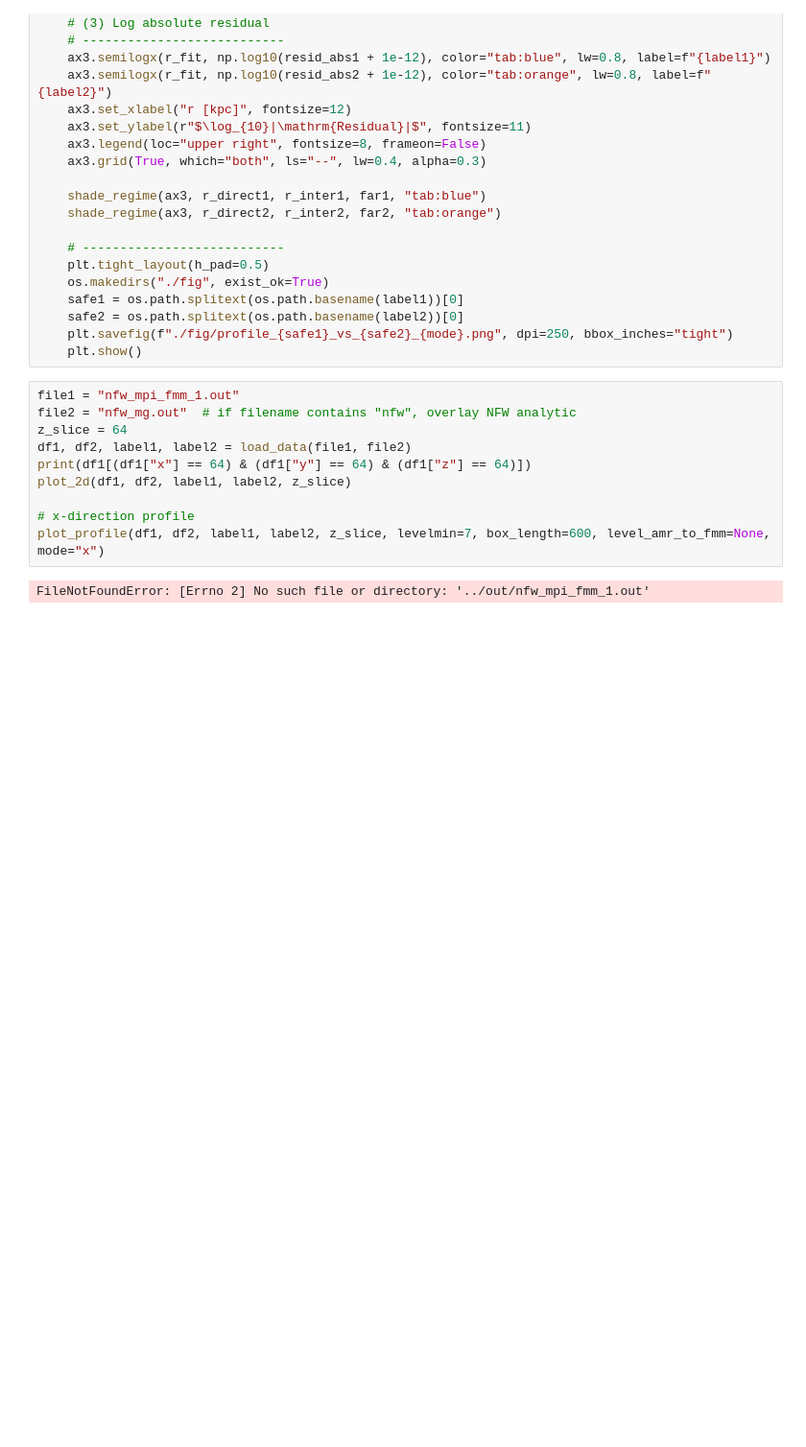
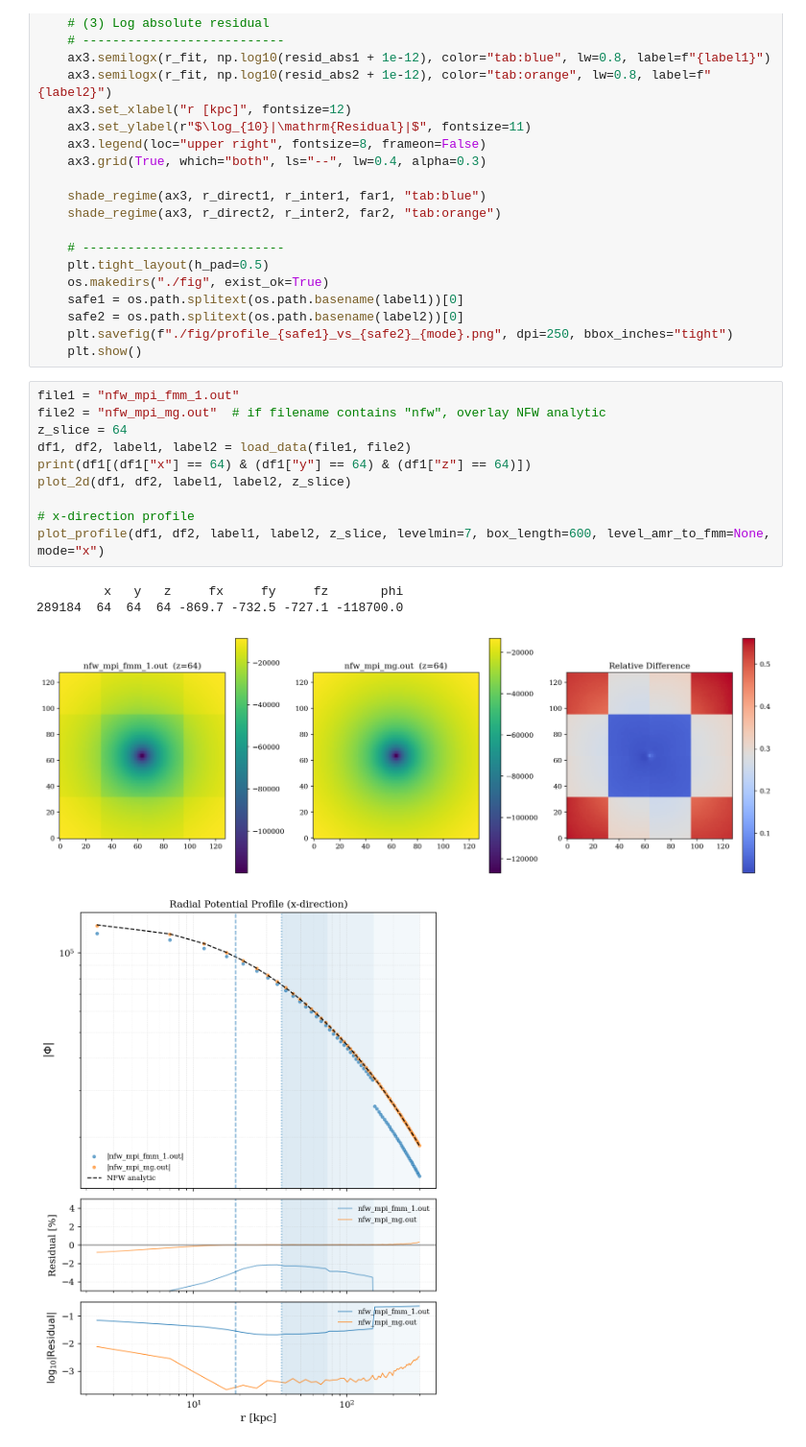
Before and after one commit to Byeol-Haneul/Ramses-FMM, a Jupyter notebook: analyze/x_direction.ipynb, the cells around one changed output. Shown at 96% size. Cells and saved outputs as stored; diff of their text form; blank space fills up the shorter version.

```diff
--- a/analyze/x_direction.ipynb
+++ b/analyze/x_direction.ipynb
@@ -304,13 +304,16 @@ def plot_profile(df1, df2, label1, label2, z_slice,
     plt.show()
 # %%
 file1 = "nfw_mpi_fmm_1.out"
-file2 = "nfw_mg.out"  # if filename contains "nfw", overlay NFW analytic
+file2 = "nfw_mpi_mg.out"  # if filename contains "nfw", overlay NFW analytic
 z_slice = 64
 df1, df2, label1, label2 = load_data(file1, file2)
 print(df1[(df1["x"] == 64) & (df1["y"] == 64) & (df1["z"] == 64)])
 plot_2d(df1, df2, label1, label2, z_slice)
 
 # x-direction profile
 plot_profile(df1, df2, label1, label2, z_slice, levelmin=7, box_length=600, level_amr_to_fmm=None, mode="x")
 # %% [output]
-FileNotFoundError: [Errno 2] No such file or directory: '../out/nfw_mpi_fmm_1.out'
+         x   y   z     fx     fy     fz       phi
+289184  64  64  64 -869.7 -732.5 -727.1 -118700.0
+[figure, added]
+[figure, added]
```
Also changed, not shown: parts of 7 cells of this notebook, 10 other files.
